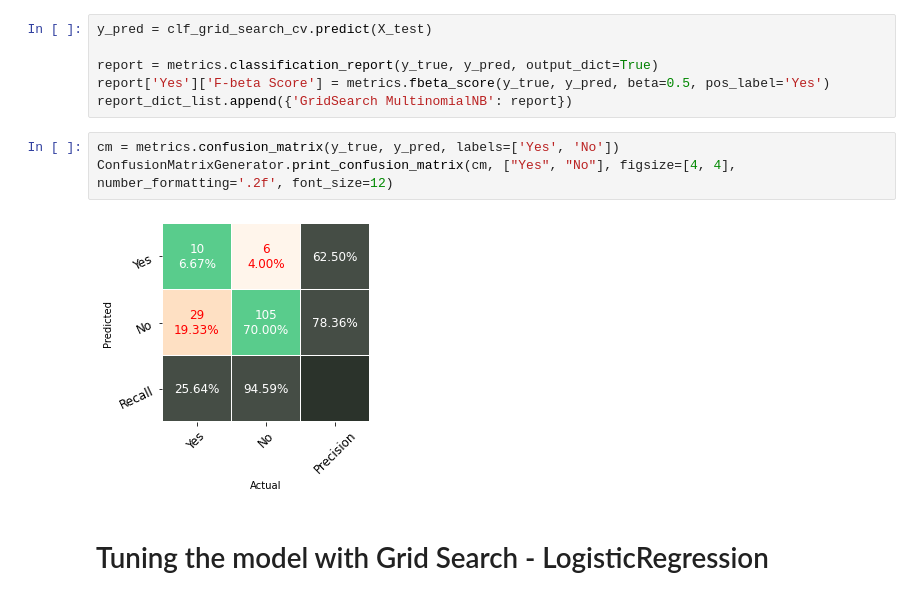
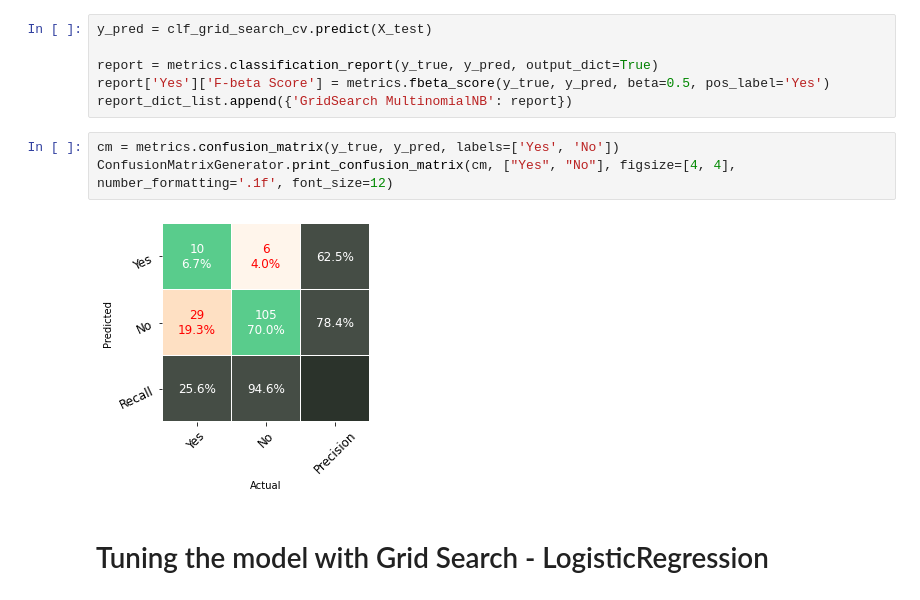
Before and after one commit to eddie-chiang/ccc4prc, a Jupyter notebook: Results for Thesis.ipynb, the cells around one changed output. Saved outputs shown, nothing was run; the diff lists cells and outputs as text.

```diff
--- a/Results for Thesis.ipynb
+++ b/Results for Thesis.ipynb
@@ -233,9 +233,9 @@ report['Yes']['F-beta Score'] = metrics.fbeta_score(y_true, y_pred, beta=0.5, po
 report_dict_list.append({'GridSearch MultinomialNB': report})
 # %%
 cm = metrics.confusion_matrix(y_true, y_pred, labels=['Yes', 'No'])
-ConfusionMatrixGenerator.print_confusion_matrix(cm, ["Yes", "No"], figsize=[4, 4], number_formatting='.2f', font_size=12)
+ConfusionMatrixGenerator.print_confusion_matrix(cm, ["Yes", "No"], figsize=[4, 4], number_formatting='.1f', font_size=12)
 # %% [output]
-[figure, old version]
+[figure, new version]
 # %% [markdown]
 # Tuning the model with Grid Search - LogisticRegression
 # %%
```
Also changed, not shown: parts of 11 cells of this notebook.
